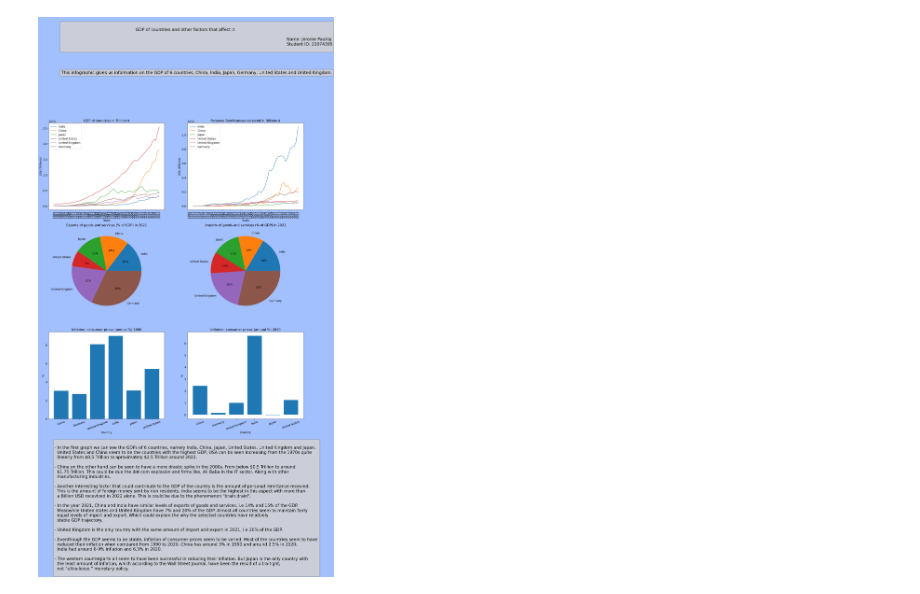
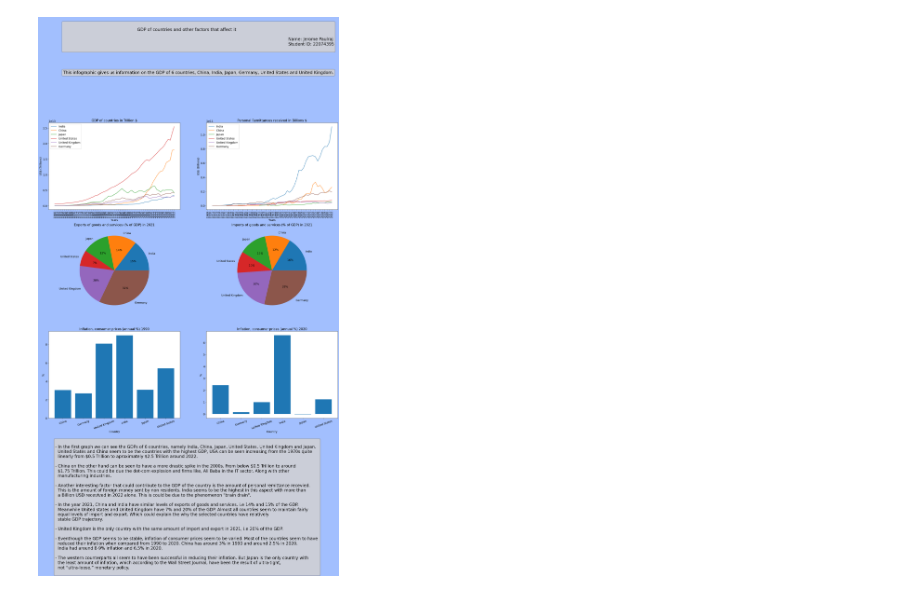
Before and after one commit to jerome-p/DHV_infographics_project, a Jupyter notebook: 22074395.ipynb, the cells around one changed output. Saved outputs shown, nothing was run; the diff lists cells and outputs as text; code cells hidden in the pictures.

```diff
--- a/22074395.ipynb
+++ b/22074395.ipynb
@@ -142,7 +142,7 @@ data, dataT = load_data(
     countries)
 
 # Setting figure size
-fig = plt.figure(figsize=[22,20])
+fig = plt.figure(figsize=[25,20])
 #Setting font size for labels and titles
 plt.rcParams.update({'font.size': 13})
 
@@ -238,32 +238,32 @@ textstr = """
 - Another interesting factor that could contribute to the GDP of the country is the amount of personal remittance recevied.
   This is the amount of foreign money sent by non residents. India seems to be the highest in this aspect with more than
   a Billion USD recevived in 2022 alone. This is could be due to the phenomenon "brain drain".
 
 - In the year 2021, China and India have similar levels of exports of goods and services. i.e 14% and 15% of the GDP.
   Meanwhile United states and United Kingdom have 7% and 20% of the GDP. Almost all countries seem to maintain fairly
   equal levels of import and export. Which could explain the why the selected countries have relatively
   stable GDP trajectory.
 
 - United Kingdom is the only country with the same amount of import and export in 2021, i.e 20% of the GDP.
 
 - Eventhough the GDP seems to be stable, inflation of consumer prices seem to be varied. Most of the countries seem to have
   reduced their inflation when compared from 1990 to 2020. China has around 3% in 1990 and around 2.5% in 2020.
   India had around 8-9% inflation and 6.5% in 2020.
 
 - The western counterparts all seem to have been successful in reducing their inflation. But Japan is the only country with
   the least amount of inflation, which according to the Wall Street Journal, have been the result of ultra-tight,
   not “ultra-loose,” monetary policy.
  """
 
 
 plt.text(0.05, 0.95, textstr, fontsize=20,bbox=props,verticalalignment='top')
 plt.subplots_adjust(top=2.5)
 
 plt.axis('off')
 
 fig.patch.set_facecolor('xkcd:pastel blue')
 
-plt.savefig('trialll.png', bbox_inches='tight', dpi=300)
+#plt.savefig('22074395.png', bbox_inches='tight', dpi=300)
 plt.show()
 # %% [output]
-[figure, old version]
+[figure, new version]
```
Also changed, not shown: 1 other file.
